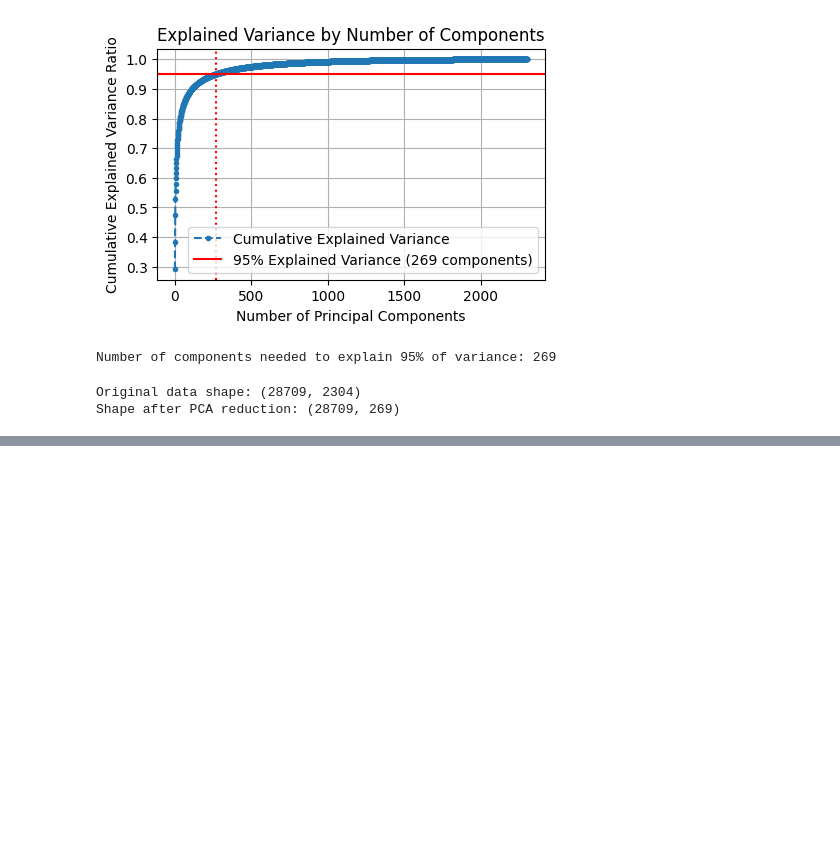
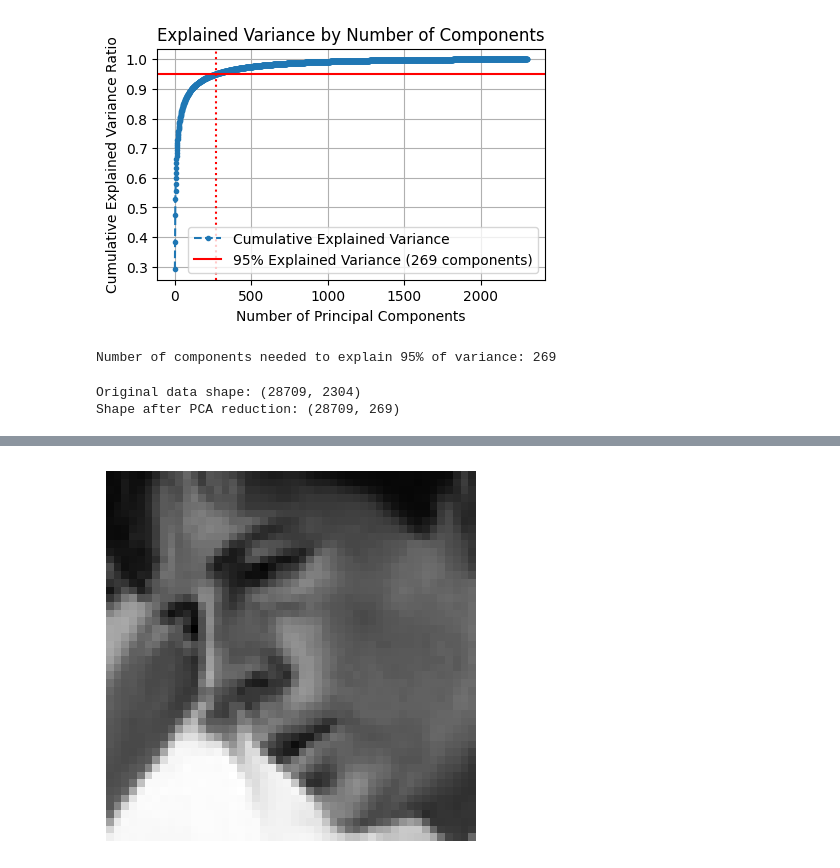
Before and after one commit to Pabloherreroo/Facial-Expression-Recognition_UsingML, a Jupyter notebook: group40_emotion_recognition.ipynb, the cells around one changed output, grey strips where cells are left out. Drawn from its saved outputs; the diff is of its cells as text; code cells hidden in the pictures; blank space fills up the shorter version.

```diff
--- a/group40_emotion_recognition.ipynb
+++ b/group40_emotion_recognition.ipynb
@@ -588,0 +818,3 @@ Accuracy: 44.7%
+# %%
+predict_random_instance(test_df, cnn_pipeline, emotion_labels)
+# %% [output]
@@ -588,0 +823 @@ Accuracy: 44.7%
+[figure, added]
```
Also changed, not shown: parts of 22 cells of this notebook.
